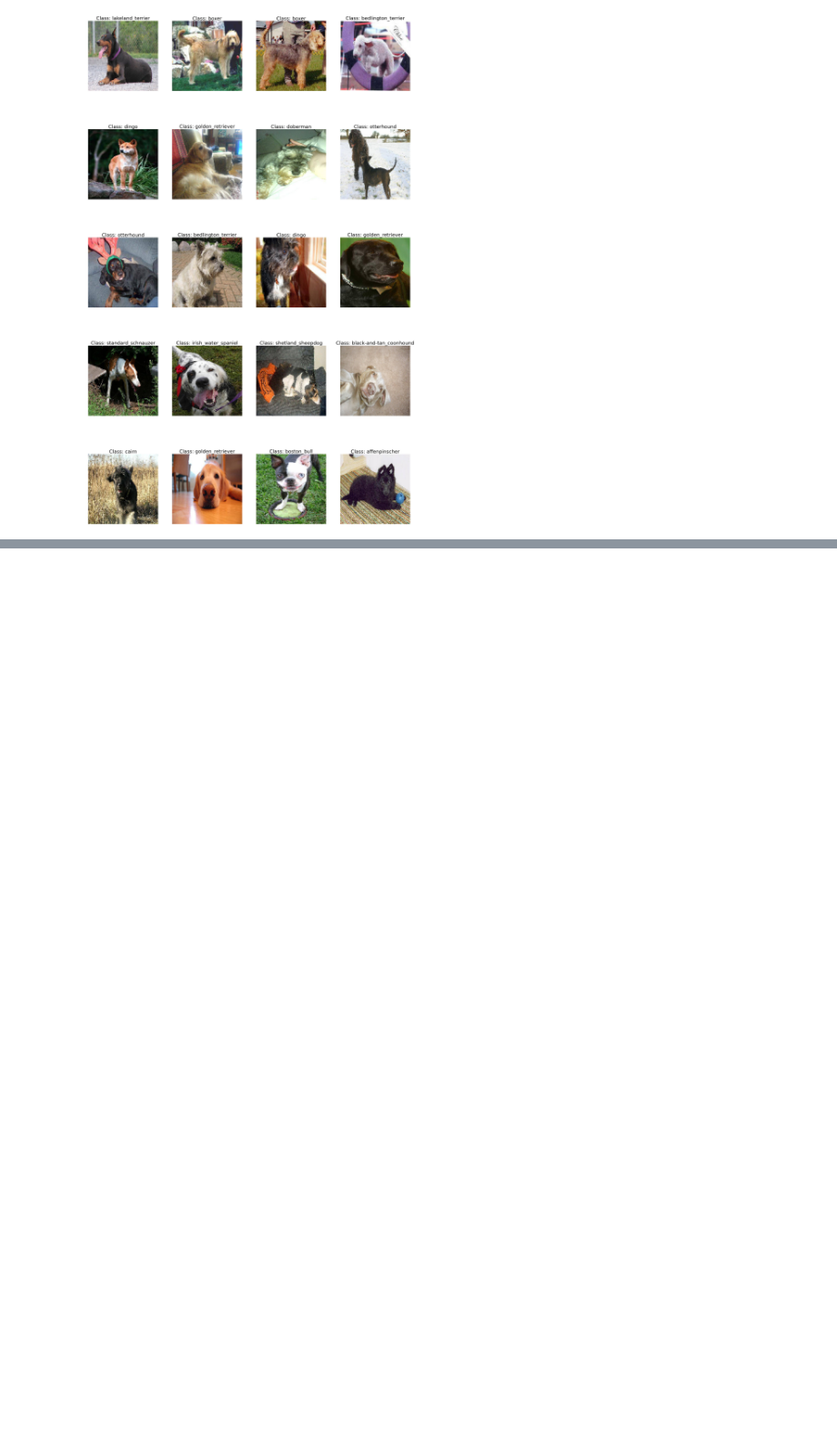
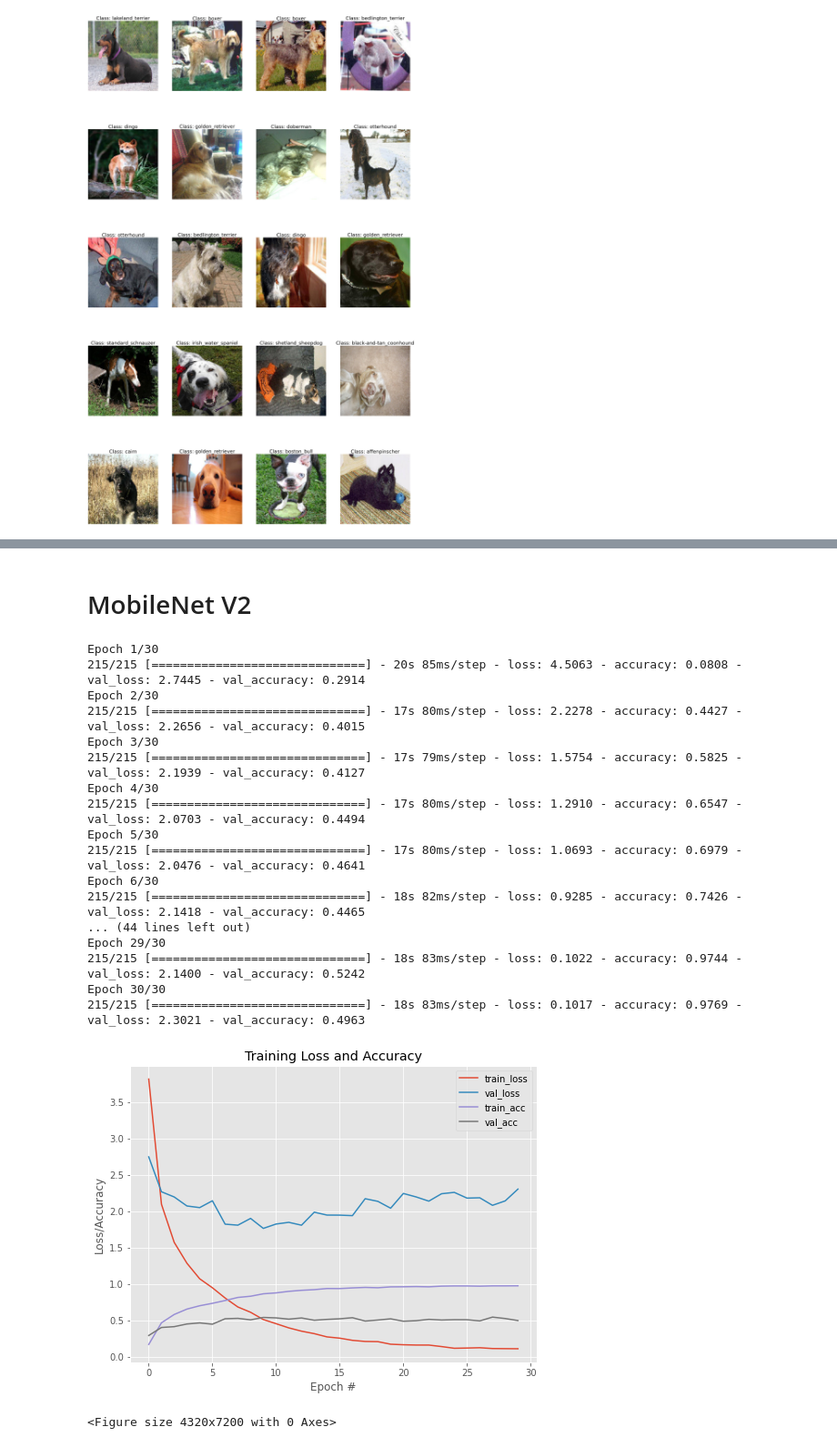
Before and after one commit to nicholasneo78/machine-learning-4041, a Jupyter notebook: Test2.ipynb, the cells around one changed output, grey strips where cells are left out. Shown at 91% size. Cells and saved outputs as stored; diff of their text form; code cells hidden in the pictures; blank space fills up the shorter version.

Commit message:
Added mobilenet and resnet-inception

```diff
--- a/Test2.ipynb
+++ b/Test2.ipynb
@@ -411,0 +403,74 @@ NameError: name 'H' is not defined
+# %% [markdown]
+# MobileNet V2
+# %%
+from tensorflow.keras.layers import Dense, Flatten, Conv2D, MaxPool2D, GlobalAveragePooling2D, Dropout
+from tensorflow.keras.applications.mobilenet_v2 import MobileNetV2
+from tensorflow.keras.optimizers import Adam
+
+# Defining batch and epoch sizes
+batch_size = 38
+epochs = 30
+
+# augmenting datset
+aug = ImageDataGenerator(rotation_range=25, width_shift_range=0.1,
+                         height_shift_range=0.1, shear_range=0.2, zoom_range=0.2,
+                         horizontal_flip=True, fill_mode="nearest")
+
+# Defining the pretrained base model
+base = MobileNetV2(include_top=False, weights='imagenet', input_shape=(128,128,3))
+x = base.output
+x = GlobalAveragePooling2D()(x)
+# Defining the head of the model where the prediction is conducted
+head = Dense(120, activation='softmax')(x)
+# Combining base and head
+model = Model(inputs=base.input, outputs=head)
+
+# Compiling the model
+model.compile(optimizer=Adam(lr=0.0001),
+              loss = 'categorical_crossentropy',
+              metrics=['accuracy'])
+
+# Fitting the model with train and validation augmented datasets.
+H=model.fit_generator(aug.flow(trainX, trainY, batch_size=batch_size),
+                        validation_data=(testX,testY),
+                        steps_per_epoch=len(trainX) // batch_size,
+                        epochs=epochs, verbose=1)
+# save the model to disk
+# model.save("my_model")
+
+# plot training/validation loss/accuracy
+plt.style.use("ggplot")
+plt.figure(figsize=(8, 6))
+N = epochs
+plt.plot(np.arange(0,N), H.history["loss"], label="train_loss")
+plt.plot(np.arange(0,N), H.history["val_loss"], label="val_loss")
+plt.plot(np.arange(0,N), H.history["accuracy"], label="train_acc")
+plt.plot(np.arange(0,N), H.history["val_accuracy"], label="val_acc")
+
+plt.title("Training Loss and Accuracy")
+plt.xlabel("Epoch #")
+plt.ylabel("Loss/Accuracy")
+plt.legend(loc="upper right")
+plt.show()
+# save plot to disk
+plt.savefig("my_figures2")
+# %% [output]
+Epoch 1/30
+215/215 [==============================] - 20s 85ms/step - loss: 4.5063 - accuracy: 0.0808 - val_loss: 2.7445 - val_accuracy: 0.2914
+Epoch 2/30
+215/215 [==============================] - 17s 80ms/step - loss: 2.2278 - accuracy: 0.4427 - val_loss: 2.2656 - val_accuracy: 0.4015
+Epoch 3/30
+215/215 [==============================] - 17s 79ms/step - loss: 1.5754 - accuracy: 0.5825 - val_loss: 2.1939 - val_accuracy: 0.4127
+Epoch 4/30
+215/215 [==============================] - 17s 80ms/step - loss: 1.2910 - accuracy: 0.6547 - val_loss: 2.0703 - val_accuracy: 0.4494
+Epoch 5/30
+215/215 [==============================] - 17s 80ms/step - loss: 1.0693 - accuracy: 0.6979 - val_loss: 2.0476 - val_accuracy: 0.4641
+Epoch 6/30
+215/215 [==============================] - 18s 82ms/step - loss: 0.9285 - accuracy: 0.7426 - val_loss: 2.1418 - val_accuracy: 0.4465
+... (44 lines left out)
+Epoch 29/30
+215/215 [==============================] - 18s 83ms/step - loss: 0.1022 - accuracy: 0.9744 - val_loss: 2.1400 - val_accuracy: 0.5242
+Epoch 30/30
+215/215 [==============================] - 18s 83ms/step - loss: 0.1017 - accuracy: 0.9769 - val_loss: 2.3021 - val_accuracy: 0.4963
+[figure, added]
+<Figure size 4320x7200 with 0 Axes>
```
Also changed, not shown: parts of 8 cells of this notebook, 2 other files.
